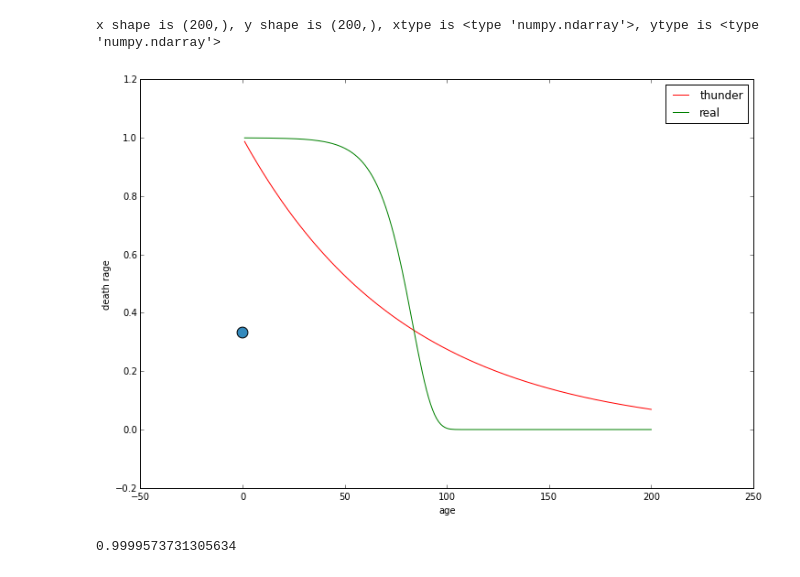
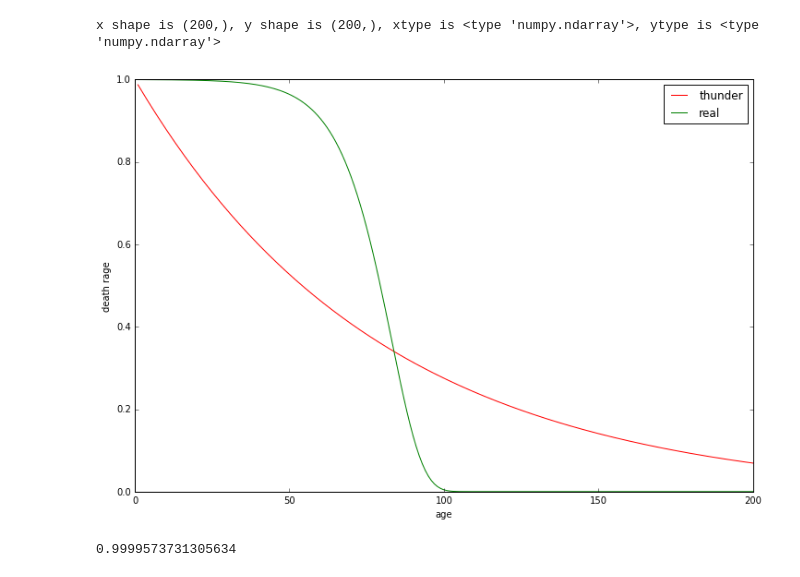
Before and after one commit to zhaoyul/ipythonNote, a Jupyter notebook: life.ipynb, the cells around one changed output. Cells and saved outputs as stored; diff of their text form; code cells hidden in the pictures.

```diff
--- a/life.ipynb
+++ b/life.ipynb
@@ -26,35 +26,35 @@ def survivalRate(x):
     return np.e ** (-0.003*np.e ** ((x-25)/10.0))
 
 def thunderRate(x):
     y = x.astype(int)
     tempArray = []
     DEATH_RATE = 1/80.0
     for age in y:
         years = range(0, age)
         rate = [(1 - DEATH_RATE) ** (i - 1) * DEATH_RATE for i in years ]
         tempArray.append(reduce(lambda x,y:  x + y, rate))
 
     return np.array(map(lambda x: 1.0 - x, tempArray))
 
 
 realY = survivalRate(x)
 thunderY = thunderRate(x)
 print 'x shape is {0}, y shape is {1}, xtype is {2}, ytype is {3}'.format( x.shape,
                                                                           thunderY.shape,
                                                                          type(x),
                                                                          type(thunderY))
 plt.plot(x, thunderY, '-r', label='thunder')
 plt.plot(x, realY, '-g', label='real')
 plt.legend(loc='upper right')
 plt.xlabel('age')
 plt.ylabel('death rage')
-plt.scatter(0.2, 2 * (0.2) / 1.2, s=140, c="#348ABD")
+# plt.scatter(0.2, 2 * (0.2) / 1.2, s=140, c="#348ABD")
 
 
 plt.show()
 # %% [output]
 x shape is (200,), y shape is (200,), xtype is <type 'numpy.ndarray'>, ytype is <type 'numpy.ndarray'>
-[figure, old version]
+[figure, new version]
 # %%
 
 
```
Also changed, not shown: 6 other files.
